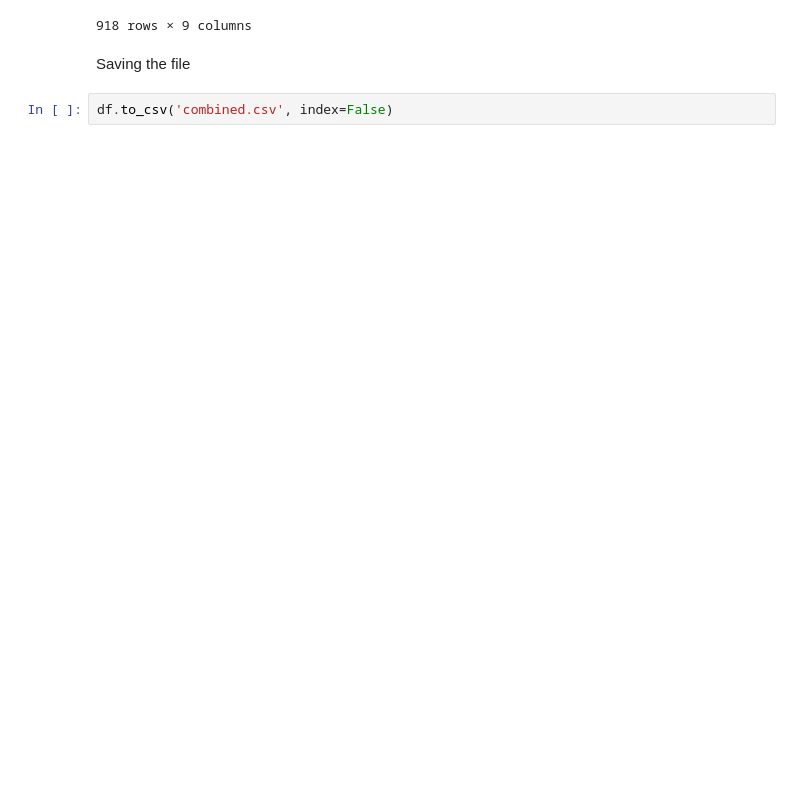
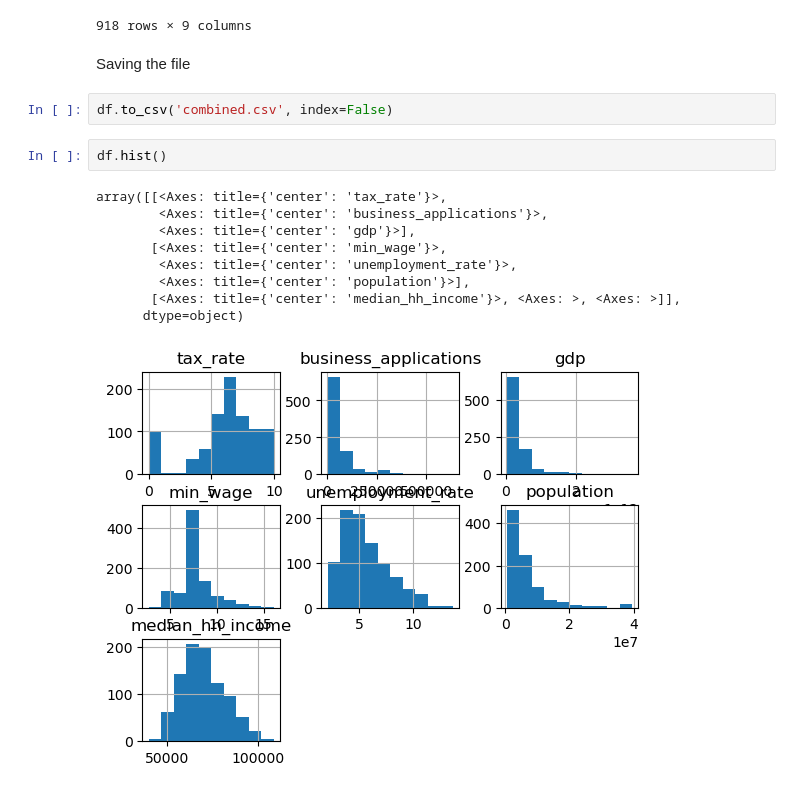
Before and after one commit to anoushkaberry15/data-analytics-project, a Jupyter notebook: Data Cleaning.ipynb, the cells around one changed output. Drawn from its saved outputs; the diff is of its cells as text; blank space fills up the shorter version.

```diff
--- a/Data Cleaning.ipynb
+++ b/Data Cleaning.ipynb
@@ -198,3 +198,15 @@ df
 Saving the file
 # %%
 df.to_csv('combined.csv', index=False)
+# %%
+df.hist()
+# %% [output]
+array([[<Axes: title={'center': 'tax_rate'}>,
+        <Axes: title={'center': 'business_applications'}>,
+        <Axes: title={'center': 'gdp'}>],
+       [<Axes: title={'center': 'min_wage'}>,
+        <Axes: title={'center': 'unemployment_rate'}>,
+        <Axes: title={'center': 'population'}>],
+       [<Axes: title={'center': 'median_hh_income'}>, <Axes: >, <Axes: >]],
+      dtype=object)
+[figure, added]
```
Also changed, not shown: 3 other files.
